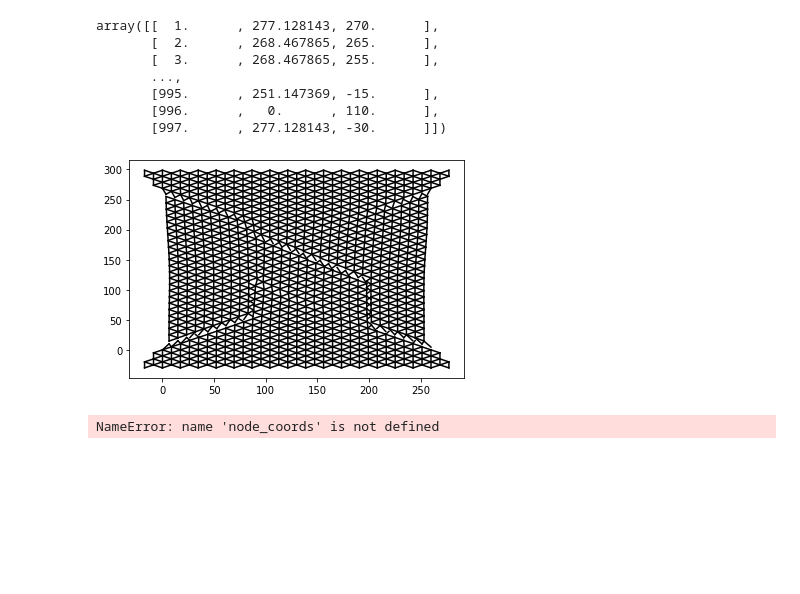
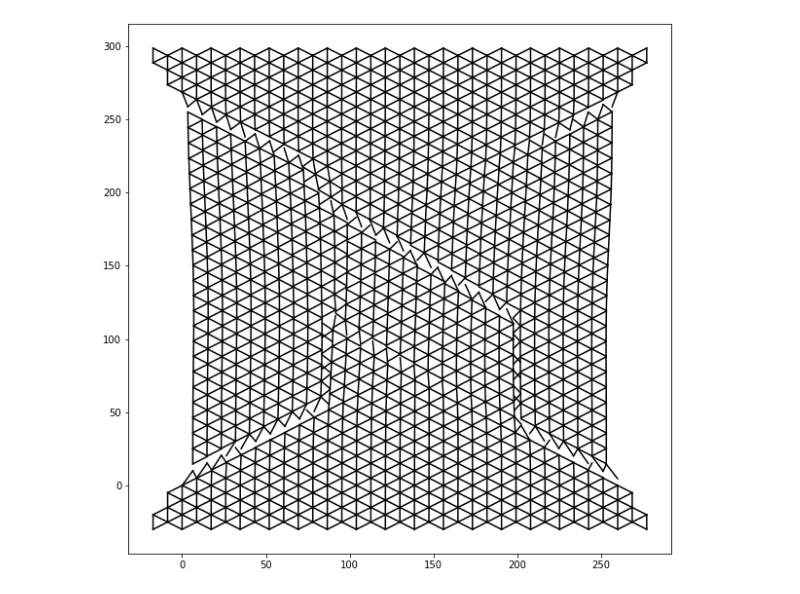
Before and after one commit to niccoforte/NF-PhD-gitRepo, a Jupyter notebook: code/ContinuumPlots.ipynb, the cells around one changed output. Drawn from its saved outputs; the diff is of its cells as text; code cells hidden in the pictures; blank space fills up the shorter version.

Commit message:
Finish basic triangle continuum plot code.

```diff
--- a/code/ContinuumPlots.ipynb
+++ b/code/ContinuumPlots.ipynb
@@ -20,61 +24,17 @@ with open(NodesElemsCSV) as f:
 nodesStart = lines.index([line for line in lines if "*Nodes" in line][0])+1
 elemsStart = lines.index([line for line in lines if "*Elems" in line][0])+1
 
-disps = pd.read_csv(dispsCSV).to_numpy()
-nodes = pd.read_csv(NodesElemsCSV, names=['node', 'x', 'y'], skiprows=nodesStart, nrows=elemsStart-2).to_numpy()
-elems = pd.read_csv(NodesElemsCSV, names=['elem', 'n1', 'n2'], skiprows=elemsStart).to_numpy()
+disps = pd.read_csv(dispsCSV).to_numpy()[:, 1:]
+nodes = pd.read_csv(NodesElemsCSV, names=['node', 'x', 'y'], skiprows=nodesStart, nrows=elemsStart-2).to_numpy()[:, 1:]
+elems = pd.read_csv(NodesElemsCSV, names=['elem', 'n1', 'n2'], skiprows=elemsStart).to_numpy()[:, 1:]
+elems = elems - 1
 
-nodes
+# nodes, disps, elems
-# %% [output]
-array([[  1.      , 277.128143, 270.      ],
-       [  2.      , 268.467865, 265.      ],
-       [  3.      , 268.467865, 255.      ],
-       ...,
-       [995.      , 251.147369, -15.      ],
-       [996.      ,   0.      , 110.      ],
-       [997.      , 277.128143, -30.      ]])
 # %%
+plt.figure(figsize=(10, 10))
 for elem in elems:
-    n1 = elem[1]-1
-    n2 = elem[2]-1
-    plt.plot([nodes[n1][1]+disps[n1][1], nodes[n2][1]+disps[n2][1]], [nodes[n1][2]+disps[n1][2], nodes[n2][2]+disps[n1][2]], 'k')
+    n1 = elem[0]
+    n2 = elem[1]
+    plt.plot([nodes[n1][0]+disps[n1][0], nodes[n2][0]+disps[n2][0]], [nodes[n1][1]+disps[n1][1], nodes[n2][1]+disps[n1][1]], 'k')
 # %% [output]
-[figure, old version]
+[figure, new version]
-# %%
-from matplotlib.tri import Triangulation
-
-# Now compute strain from the displacements (simplified example using finite differences)
-
-# Compute strain using finite differences between neighboring nodes (simplified)
-def compute_strain(node_coords, displacements):
-    # Assuming node_coords is Nx2 and displacements is Nx2 (for Ux, Uy)
-    num_nodes = len(node_coords)
-    strains = np.zeros((num_nodes, 3))  # Placeholder for (Exx, Eyy, Exy) strains
-
-    for i in range(num_nodes):
-        # Basic finite difference method or more advanced FEM-based strain computation
-        # Here you can compute Exx, Eyy, Exy based on the nodal displacements.
-        # Placeholder: strains[i, :] = some_computation_function(...)
-        pass
-
-    return strains
-
-# Call the strain computation function
-strains = compute_strain(node_coords, np.vstack((x_displacements, y_displacements)).T)
-
-# Visualize the strain (assuming you want to plot Exx as an example)
-Exx = strains[:, 0]  # Extract the Exx strain component
-
-# Generate a triangulation from node coordinates
-tri = Triangulation(node_coords[:, 0], node_coords[:, 1])
-
-# Plot the strain as a contour plot
-plt.figure(figsize=(8, 6))
-plt.tricontourf(tri, Exx, cmap='viridis')
-plt.colorbar(label='Strain (Exx)')
-plt.title('Strain (Exx) Contour Plot')
-plt.xlabel('X')
-plt.ylabel('Y')
-plt.show()
-# %% [output]
-NameError: name 'node_coords' is not defined
```
Also changed, not shown: parts of 2 cells of this notebook.
